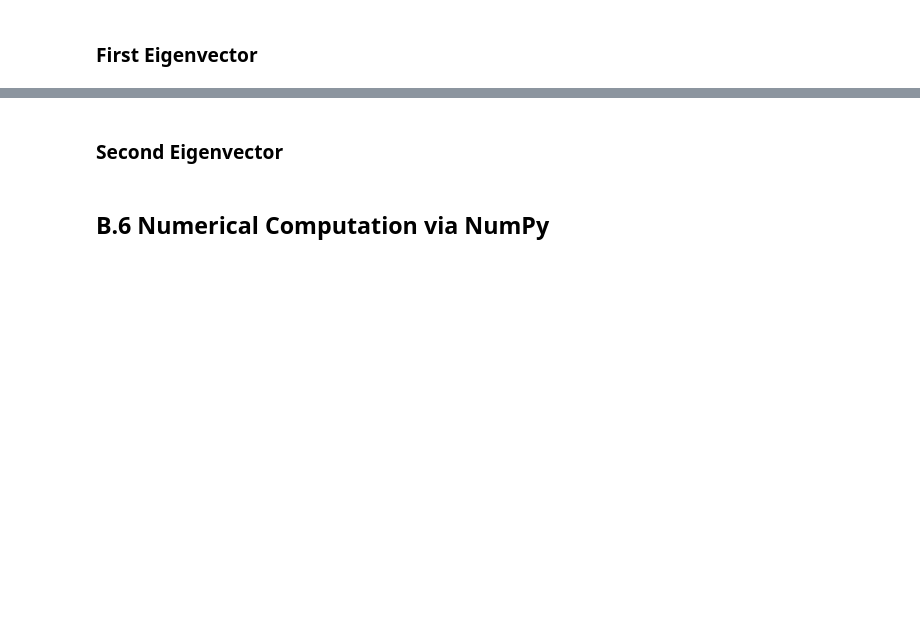
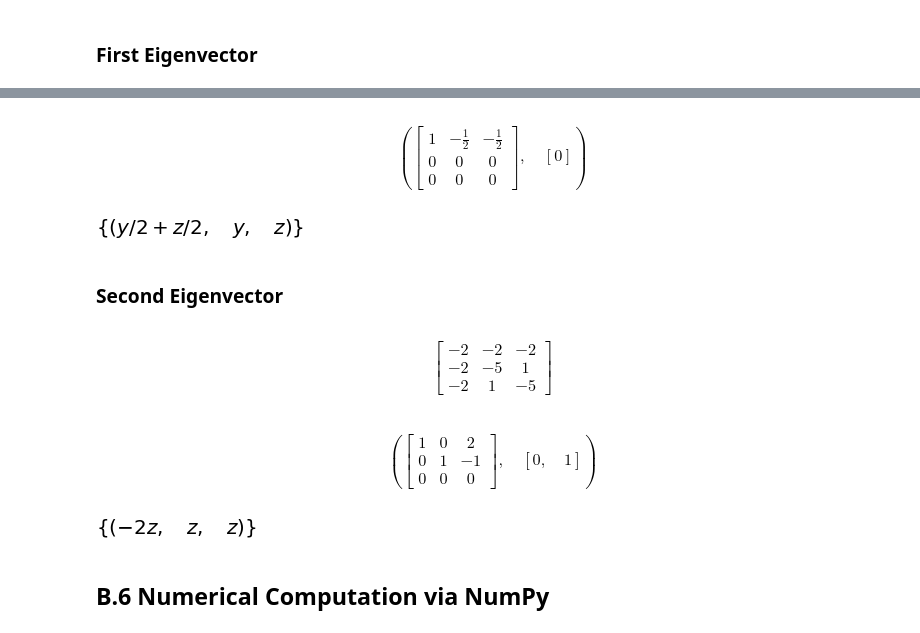
Before and after one commit to kz4/DataMining, a Jupyter notebook: 3DimensionalityReduction_RecommenderSystems/1PCA_LinearAlgebra/starter-3.2.ipynb, the cells around one changed output, grey strips where cells are left out. Drawn from its saved outputs; the diff is of its cells as text; code cells hidden in the pictures; blank space fills up the shorter version.

```diff
--- a/3DimensionalityReduction_RecommenderSystems/1PCA_LinearAlgebra/starter-3.2.ipynb
+++ b/3DimensionalityReduction_RecommenderSystems/1PCA_LinearAlgebra/starter-3.2.ipynb
@@ -203,8 +224,8 @@ A3m.eigenvals()
 ## B.3 Store Eigenvalues
 TODO: overwrite assignments (1=bigger, 2=smaller)
 # %%
-l1 = None
-l2 = None
+l1 = 3
+l2 = -3
 # %% [markdown]
 ## B.4 Eigenvectors by Hand
 Doing things slightly differently (works either way)...
@@ -259,15 +316,28 @@ A3l.subs(l, l1)
 # %%
 A3l.subs(l, l1).rref()
+# %% [output]
+$$\left ( \left[\begin{matrix}1 & - \frac{1}{2} & - \frac{1}{2}\\0 & 0 & 0\\0 & 0 & 0\end{matrix}\right], \quad \left [ 0\right ]\right )$$
 # %%
 sp.linsolve((A3l.subs(l, l1), b), [x, y, z])
+# %% [output]
+[figure, added]
 # %% [markdown]
 ### Second Eigenvector
 # %%
 # TODO: repeat substitution for second eigenvalue
+A3l.subs(l, l2)
+# %% [output]
+$$\left[\begin{matrix}-2 & -2 & -2\\-2 & -5 & 1\\-2 & 1 & -5\end{matrix}\right]$$
 # %%
 # TODO: repeat RREF for second eigenvalue
+A3l.subs(l, l2).rref()
+# %% [output]
+$$\left ( \left[\begin{matrix}1 & 0 & 2\\0 & 1 & -1\\0 & 0 & 0\end{matrix}\right], \quad \left [ 0, \quad 1\right ]\right )$$
 # %%
 # TODO: repeat linear solve for second eigenvalue
+sp.linsolve((A3l.subs(l, l2), b), [x, y, z])
+# %% [output]
+[figure, added]
 # %% [markdown]
 ## B.6 Numerical Computation via NumPy
 # %%
```
Also changed, not shown: parts of 12 cells of this notebook.
